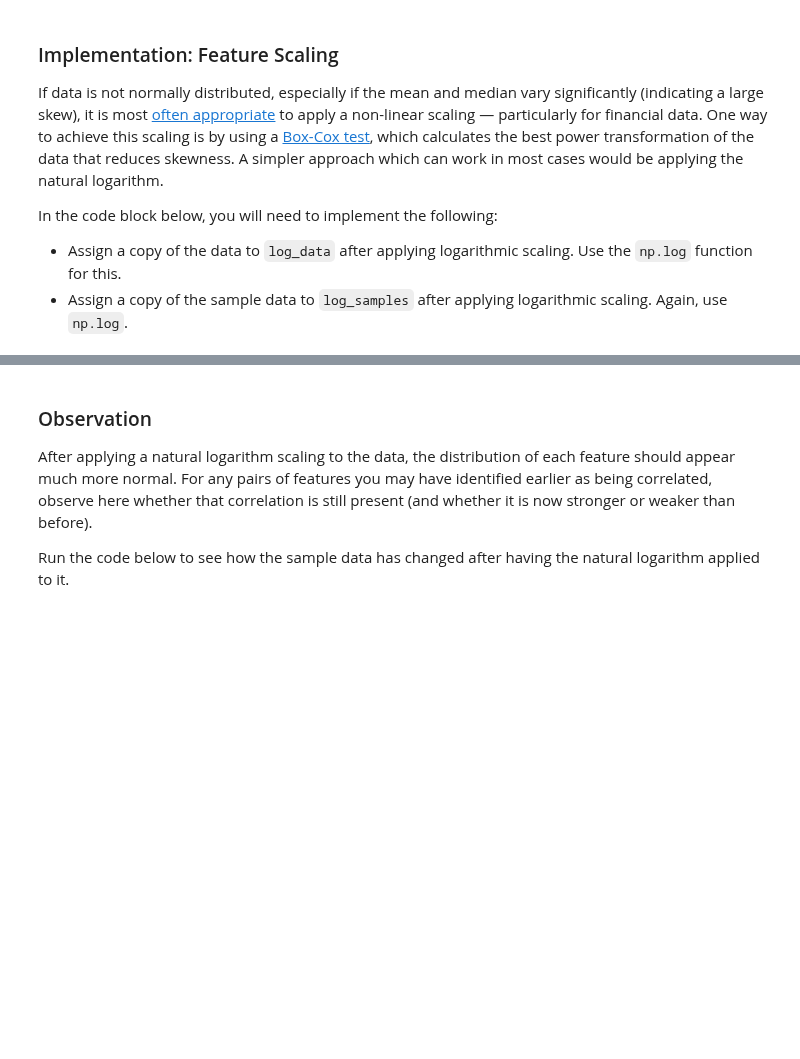
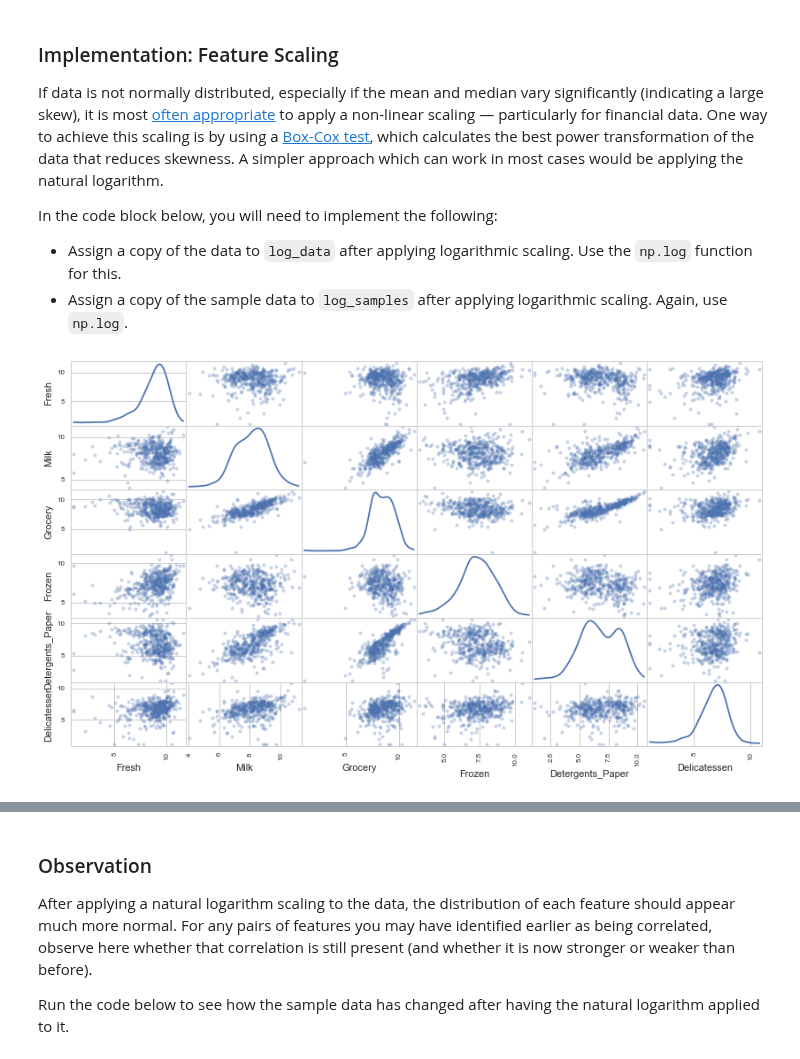
Before and after one commit to NekuSakuraba/machine-learning, a Jupyter notebook: projects/customer_segments/customer_segments.ipynb, the cells around one changed output, grey strips where cells are left out. Saved outputs shown, nothing was run; the diff lists cells and outputs as text; code cells hidden in the pictures; blank space fills up the shorter version.

```diff
--- a/projects/customer_segments/customer_segments.ipynb
+++ b/projects/customer_segments/customer_segments.ipynb
@@ -203,10 +203,12 @@ In the code block below, you will need to implement the following:
  - Assign a copy of the sample data to `log_samples` after applying logarithmic scaling. Again, use `np.log`.
 # %%
 # TODO: Scale the data using the natural logarithm
-log_data = None
+log_data = np.log(data)
 
 # TODO: Scale the sample data using the natural logarithm
-log_samples = None
+log_samples = np.log(samples)
 
 # Produce a scatter matrix for each pair of newly-transformed features
 pd.scatter_matrix(log_data, alpha = 0.3, figsize = (14,8), diagonal = 'kde');
+# %% [output]
+[figure, added]
```
Also changed, not shown: parts of 12 cells of this notebook.
